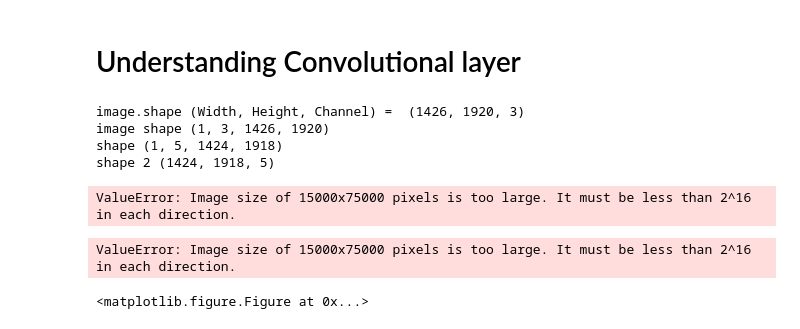
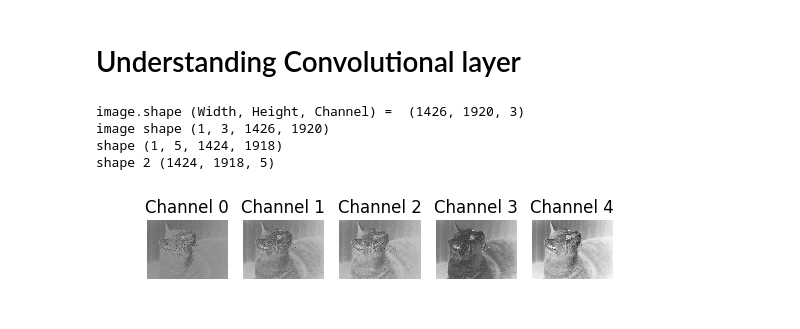
Before and after one commit to corochann/deep-learning-tutorial-with-chainer, a Jupyter notebook: src/cnn/convolution.ipynb, the cells around one changed output. Drawn from its saved outputs; the diff is of its cells as text; code cells hidden in the pictures.

Commit message:
conv1, conv2

```diff
--- a/src/cnn/convolution.ipynb
+++ b/src/cnn/convolution.ipynb
@@ -31,7 +31,7 @@ def plot_channels(array, filepath='out.jpg'):
     """
     ch_number = array.shape[2]
 
-    fig, axes = plt.subplots(1, ch_number, figsize=(150, 150))
+    fig, axes = plt.subplots(1, ch_number)
     for i in range(ch_number):
         axes[i].set_title('Channel {}'.format(i))
         axes[i].axis('off')
@@ -48,34 +48,32 @@ basedir = './src/cnn/images'
 imagepath = os.path.join(basedir, 'sample.jpeg')
 
 image = read_rgb_image(imagepath)
 
 # Width and Height shows pixel size of this image
 # Channel=3 indicates the RGB channel
 print('image.shape (Width, Height, Channel) = ', image.shape)
 
 conv1 = L.Convolution2D(None, 5, 3)
 
 # Need to input image of the form (batch index, channel, width, height)
 image = image.transpose(2, 0, 1)
 image = image[np.newaxis, :, :, :]
 
 # Convert from int to float
 image = image.astype(np.float32)
 print('image shape', image.shape)
 out_image = conv1(image).data
 print('shape', out_image.shape)
 out_image = out_image[0].transpose(1, 2, 0)
 print('shape 2', out_image.shape)
 plot_channels(out_image,
-              filepath=os.path.join(basedir, 'output_channel.jpg'))
+              filepath=os.path.join(basedir, 'output_conv1.jpg'))
 
 #plt.imshow(image)
 #plt.savefig('./src/cnn/images/out.jpg')
 # %% [output]
 image.shape (Width, Height, Channel) =  (1426, 1920, 3)
 image shape (1, 3, 1426, 1920)
 shape (1, 5, 1424, 1918)
 shape 2 (1424, 1918, 5)
-ValueError: Image size of 15000x75000 pixels is too large. It must be less than 2^16 in each direction.
-ValueError: Image size of 15000x75000 pixels is too large. It must be less than 2^16 in each direction.
-<matplotlib.figure.Figure at 0x...>
+[figure, added]
```
Also changed, not shown: parts of 1 cell of this notebook, 4 other files.
